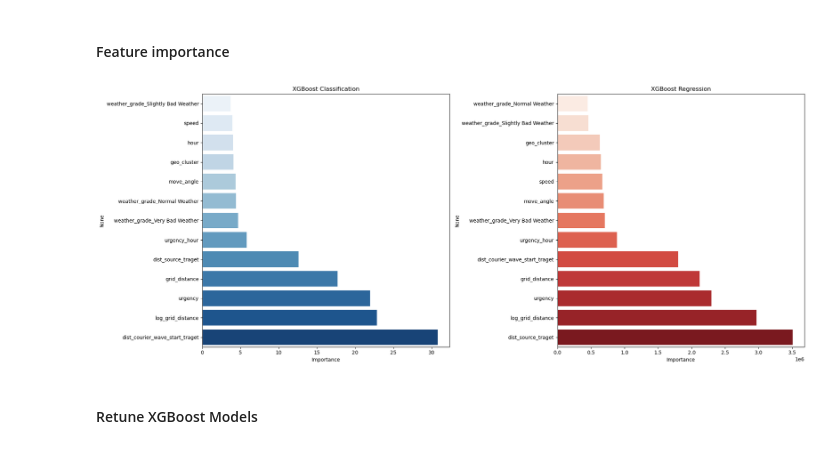
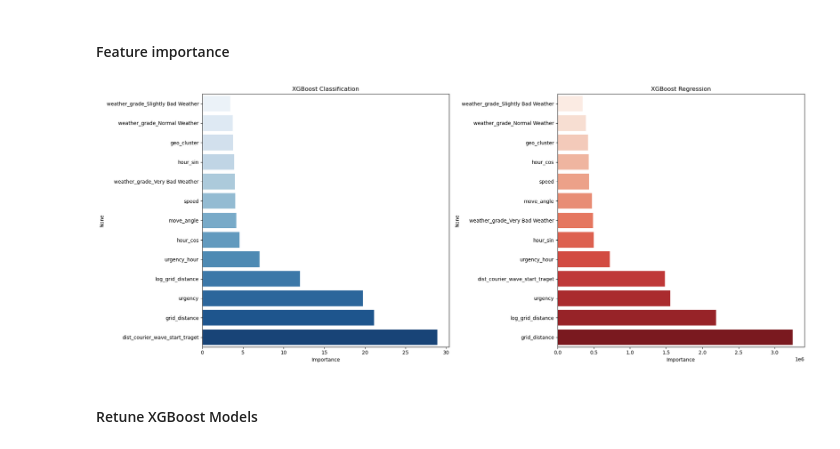
Before and after one commit to Zora-10/Machine-Learning-Individual-Project, a Jupyter notebook: Project1/solution/solution.ipynb, the cells around one changed output. Drawn from its saved outputs; the diff is of its cells as text; code cells hidden in the pictures.

```diff
--- a/Project1/solution/solution.ipynb
+++ b/Project1/solution/solution.ipynb
@@ -530,3 +557,10 @@ df_test_new["urgency_hour"] = df_test_new["urgency"] * df_test_new["hour"]
+# %%
+# Hour 23 → 0 are adjacent in time, but numerically they are far apart
+df_train_dropped_new["hour_sin"] = np.sin(2 * np.pi * df_train_dropped_new["hour"] / 24)
+df_train_dropped_new["hour_cos"] = np.cos(2 * np.pi * df_train_dropped_new["hour"] / 24)
+
+df_test_dropped_new["hour_sin"] = np.sin(2 * np.pi * df_test_dropped_new["hour"] / 24)
+df_test_dropped_new["hour_cos"] = np.cos(2 * np.pi * df_test_dropped_new["hour"] / 24)
 # %% [markdown]
 ##### Final Features Preprocessing
 # %%
@@ -644,0 +599,18 @@ X_train_new
+# %%
+# split data
+X = df_train_dropped_new.drop(columns=["action_type", "expected_use_time"])
+
+y_clf = df_train_dropped_new["action_type"]
+y_reg = df_train_dropped_new["expected_use_time"]
+
+X_train, X_test, y_clf_train, y_clf_test, y_reg_train, y_reg_test = train_test_split(
+    X, y_clf, y_reg, test_size=0.2, random_state=42, stratify=y_clf
+)
+# %%
+# down sample
+X_train_ds = X_train.sample(20000, random_state=42)
+
+y_clf_train_ds = y_clf_train.loc[X_train_ds.index]
+y_reg_train_ds = y_reg_train.loc[X_train_ds.index]
+
+X_train_ds
@@ -656,7 +642,7 @@ clf_model = xgb.XGBClassifier(
     random_state=42,
 )
 
-clf_model.fit(X_train_new, y_class_train_new)
+clf_model.fit(X_train_ds, y_clf_train_ds)
 clf_feature_importance = clf_model.get_booster().get_score(importance_type="gain")
 
 # sort feature importance
@@ -676,7 +662,7 @@ reg_model = xgb.XGBRegressor(
     random_state=42,
 )
 
-reg_model.fit(X_train_new, y_reg_train_new)
+reg_model.fit(X_train_ds, y_reg_train_ds)
 reg_feature_importance = reg_model.get_booster().get_score(importance_type="gain")
 
 # sort feature importance
@@ -686,32 +672,32 @@ reg_feature_importance_sorted = sorted(
 # %%
 # Visualize both importances
 
-feature_names = X_train_new.columns.tolist()
+feature_names = X_train_ds.columns.tolist()
 
 clf_imp = pd.Series(clf_feature_importance, index=feature_names).sort_values(
     ascending=True
 )
 reg_imp = pd.Series(reg_feature_importance, index=feature_names).sort_values(
     ascending=True
 )
 
 fig, axes = plt.subplots(1, 2, figsize=(20, 8))
 
 models = [
     ("XGBoost Classification", clf_imp, "Importance"),
     ("XGBoost Regression", reg_imp, "Importance"),
 ]
 palettes = ["Blues", "Reds"]
 
 for ax, (name, series, xlabel), pal in zip(axes.ravel(), models, palettes):
     sns.barplot(x=series.values, y=series.index, ax=ax, palette=pal)
     ax.set_title(name)
     ax.set_xlabel(xlabel)
 
 plt.tight_layout()
 plt.show()
 # %% [output]
-[figure, old version]
+[figure, new version]
 # %% [markdown]
 #### Retune XGBoost Models
 # %% [markdown]
```
Also changed, not shown: parts of 43 cells of this notebook, 2 other files.
